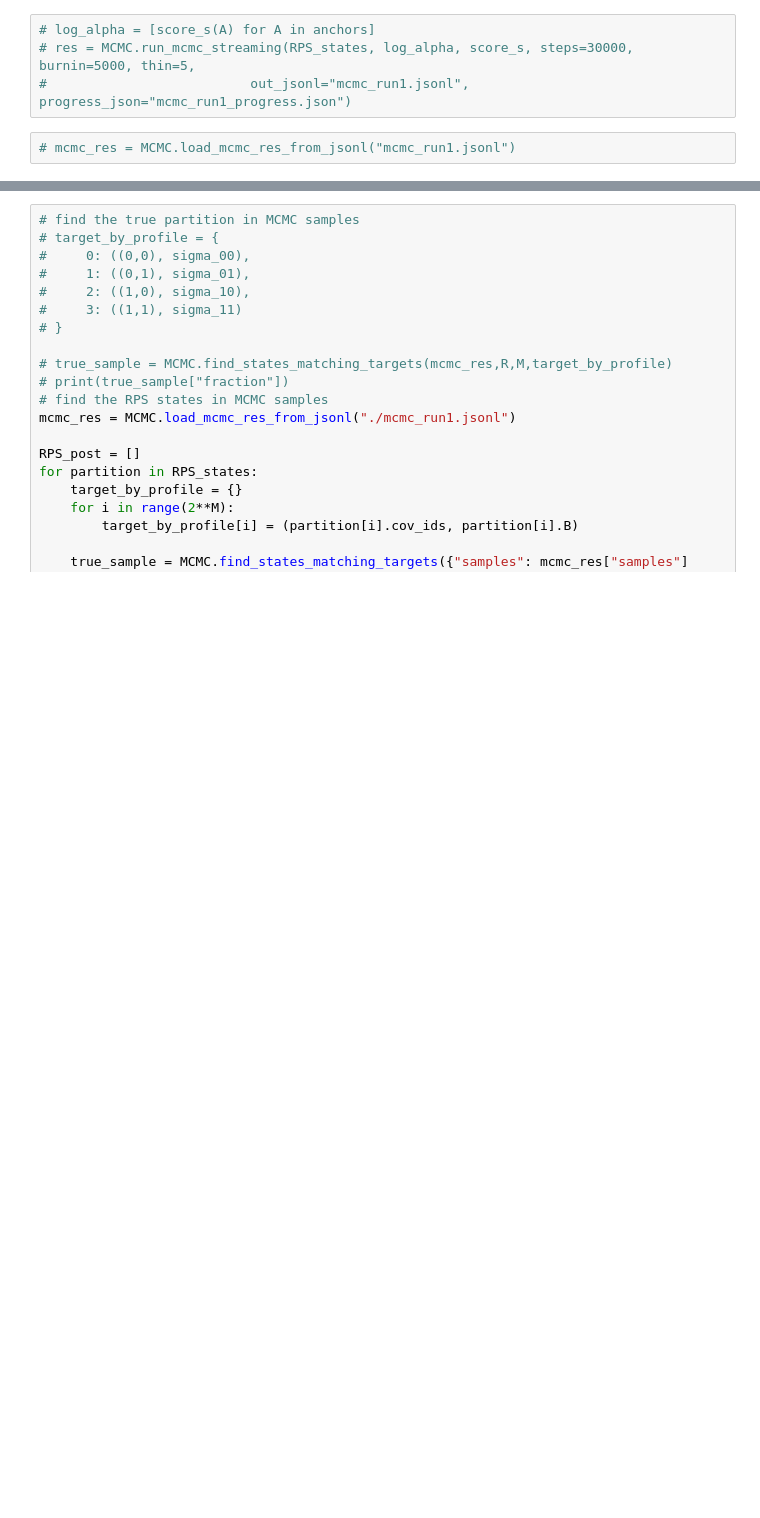
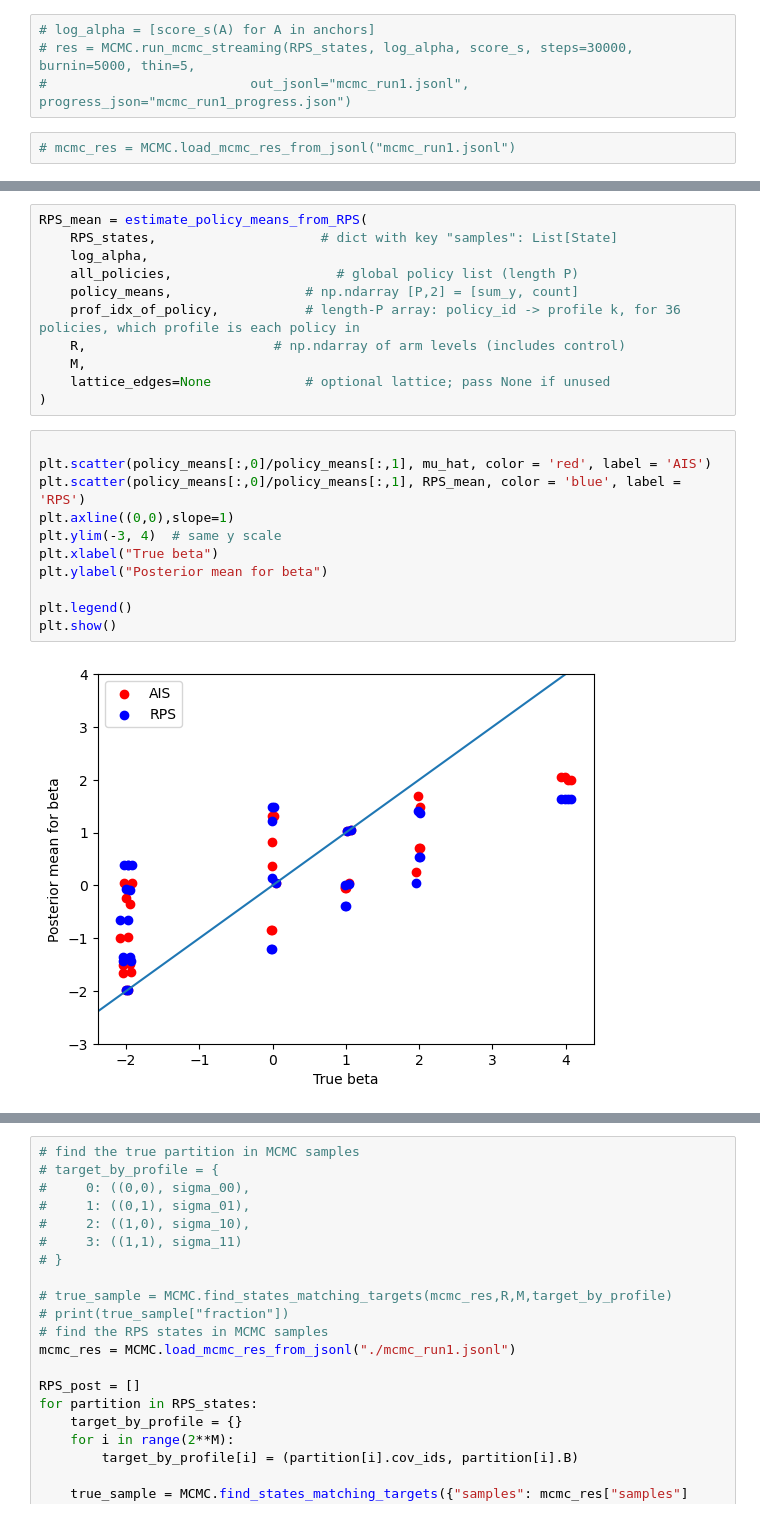
Before and after one commit to fyy2025/RHS-X, a Jupyter notebook: Code/experiment.ipynb, the cells around one changed output, grey strips where cells are left out. Saved outputs shown, nothing was run; the diff lists cells and outputs as text; blank space fills up the shorter version.

```diff
--- a/Code/experiment.ipynb
+++ b/Code/experiment.ipynb
@@ -363,0 +458,24 @@ score_s = AIS.make_score_s_expneg_raw(
+# %%
+RPS_mean = estimate_policy_means_from_RPS(
+    RPS_states,                     # dict with key "samples": List[State]
+    log_alpha,
+    all_policies,                     # global policy list (length P)
+    policy_means,                 # np.ndarray [P,2] = [sum_y, count]
+    prof_idx_of_policy,           # length-P array: policy_id -> profile k, for 36 policies, which profile is each policy in
+    R,                        # np.ndarray of arm levels (includes control)
+    M,
+    lattice_edges=None            # optional lattice; pass None if unused
+)
+# %%
+
+plt.scatter(policy_means[:,0]/policy_means[:,1], mu_hat, color = 'red', label = 'AIS')
+plt.scatter(policy_means[:,0]/policy_means[:,1], RPS_mean, color = 'blue', label = 'RPS')
+plt.axline((0,0),slope=1)
+plt.ylim(-3, 4)  # same y scale
+plt.xlabel("True beta")
+plt.ylabel("Posterior mean for beta")
+
+plt.legend()
+plt.show()
+# %% [output]
+[figure, added]
```
Also changed, not shown: parts of 10 cells of this notebook, 3 other files.
